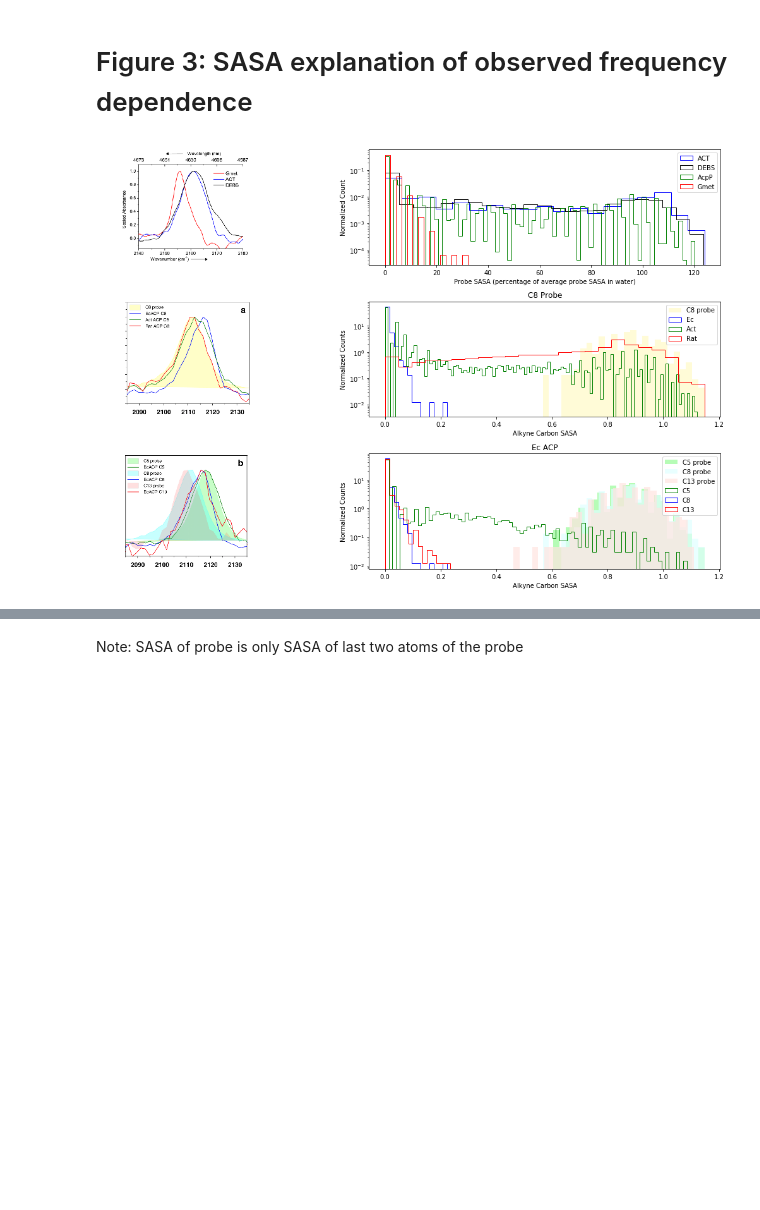
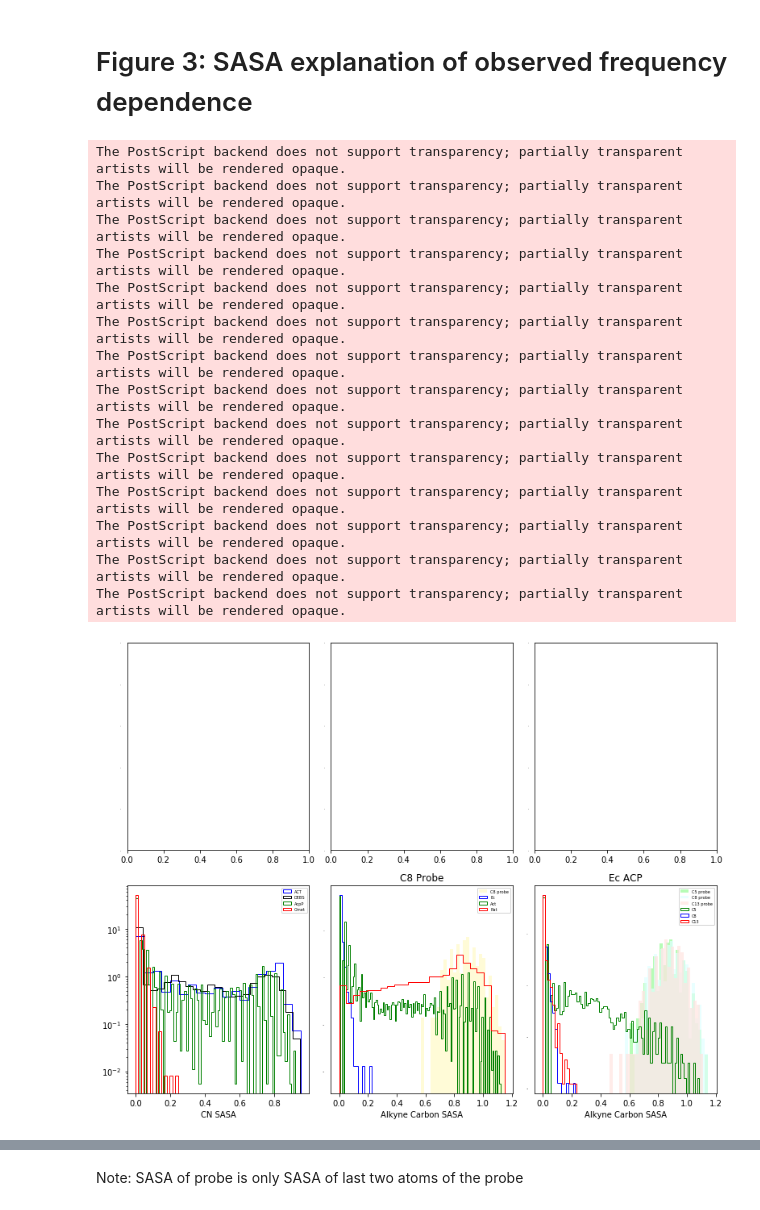
Before and after one commit to CHLresearchgroup/coire, a Jupyter notebook: CGHPaper.ipynb, the cells around one changed output, grey strips where cells are left out. Cells and saved outputs as stored; diff of their text form; code cells hidden in the pictures; blank space fills up the shorter version.

Commit message:
update figures

```diff
--- a/CGHPaper.ipynb
+++ b/CGHPaper.ipynb
@@ -689,58 +760,81 @@ import matplotlib.pyplot as plt
 import matplotlib.image as mpimg
 fig = plt.figure(1)
 #plt.suptitle('SASA of CN_percentage Probe', y = 1, fontsize = 'x-large')
-gridspec.GridSpec(12,12)
+gridspec.GridSpec(12,18, wspace=20)
 
-ax = plt.subplot2grid((12,12), (0,0), colspan=6, rowspan=4)
-ax.imshow(mpimg.imread('fig2_CNAbsorbance_plotOnly.png'))
-ax.axes.set_axis_off()
+ax = plt.subplot2grid((12, 18), (0,0), colspan=6, rowspan=6)
+plt.yticks(ticks=None, fontsize="0")
+plt.tick_params(axis = "y", which = "both", left = False, right = False)
 
-plt.subplot2grid((12,12), (0,6), colspan=6, rowspan=4)
-plt.hist(dSASA_190604_4['CN_percentage'], 'auto' , density = 1, color='Blue', histtype='step', stacked=True, label ='ACT')
-plt.hist(dSASA_190604_6['CN_percentage'], 'auto' , density = 1, color='Black', histtype='step', stacked=True, label ='DEBS')
-plt.hist(dSASA_190625['CN_percentage'], 'auto' , density = 1, color='Green', histtype='step', stacked=True, label ='AcpP')
-plt.hist(dSASA_190604_2['CN_percentage'], 'auto' , density = 1, color='Red', histtype='step', stacked=True, label ='Gmet')
-plt.legend(loc="upper right")
-plt.xlabel("Probe SASA (percentage of average probe SASA in water)")
-plt.ylabel("Normalized Count")
+ax = plt.subplot2grid((12, 18), (0,6), colspan=6, rowspan=6)
+plt.yticks(ticks=None, fontsize="0")
+plt.tick_params(axis = "y", which = "both", left = False, right = False)
+
+ax = plt.subplot2grid((12, 18), (0,12), colspan=6, rowspan=6)
+plt.yticks(ticks=None, fontsize="0")
+plt.tick_params(axis = "y", which = "both", left = False, right = False)
+
+plt.subplot2grid((12, 18), (6,0), colspan=6, rowspan=6)
+plt.hist(dSASA_190604_4['CN'], 'auto' , density = 1, color='Blue', histtype='step', stacked=True, label ='ACT')
+plt.hist(dSASA_190604_6['CN'], 'auto' , density = 1, color='Black', histtype='step', stacked=True, label ='DEBS')
+plt.hist(dSASA_190625['CN'], 'auto' , density = 1, color='Green', histtype='step', stacked=True, label ='AcpP')
+plt.hist(dSASA_190604_2['CN'], 'auto' , density = 1, color='Red', histtype='step', stacked=True, label ='Gmet')
+plt.legend(loc="upper right", fontsize="5")
+plt.xlabel("CN SASA")
+#plt.ylabel("Normalized Count")
+#plt.yticks(ticks=None, fontsize="0")
+#plt.tick_params(axis = "y", which = "both", left = False, right = False)
 plt.yscale('log')
 #plt.title("Gm ACP")
 
-ax = plt.subplot2grid((12,12), (4,0), colspan=6, rowspan=4)
-ax.imshow(mpimg.imread('fig2a.png'))
-ax.axes.set_axis_off()
 
-plt.subplot2grid((12,12), (4,6), colspan=6, rowspan=4)
+plt.subplot2grid((12, 18), (6,6), colspan=6, rowspan=6)
 plt.hist(dSASA_200423['C7&C8'], 'auto', density=1, color='lemonchiffon', alpha=0.8, histtype='stepfilled', stacked=True, label='C8 probe')
 plt.hist(dSASA_200116['C7&C8'], 'auto', density = 1, color='blue', histtype='step', stacked=True, label ='Ec')
 plt.hist(np.concatenate((dSASA_200120['C7&C8'], dSASA_200121['C7&C8']), axis=None), 'auto', density = 1, color='green', histtype='step', stacked=True, label ='Act')
 plt.hist(dSASA_200125['C7&C8'], 'auto', density = 1, color='red', histtype='step', stacked=True, label ='Rat')
 plt.xlabel("Alkyne Carbon SASA")
-plt.ylabel("Normalized Counts")
+#plt.ylabel("Normalized Counts")
+plt.yticks(ticks=None, fontsize="0")
+plt.tick_params(axis = "y", which = "both", left = False, right = False)
 plt.yscale("log")
 plt.title("C8 Probe")
-plt.legend(loc="upper right", markerscale=10)
+plt.legend(loc="upper right", fontsize="5")
 
-ax = plt.subplot2grid((12,12), (8,0), colspan=6, rowspan=4)
-ax.imshow(mpimg.imread('fig2b.png'))
-ax.axes.set_axis_off()
 
-plt.subplot2grid((12,12), (8,6), colspan=6, rowspan=4)
+plt.subplot2grid((12, 18), (6,12), colspan=6, rowspan=6)
 plt.hist(dSASA_200424['C4&C5'], 'auto', density=1, color='palegreen',  alpha = 0.7, histtype='stepfilled', stacked=True, label='C5 probe')
 plt.hist(dSASA_200423['C7&C8'], 'auto', density=1, color='lightcyan', alpha = 0.7, histtype='stepfilled', stacked=True, label='C8 probe')
 plt.hist(dSASA_200422['C12&C13'], 'auto', density=1, color='mistyrose', alpha = 0.7, histtype='stepfilled', stacked=True, label='C13 probe')
 plt.hist(dSASA_200115['C4&C5'], 'auto', density = 1, color='green', histtype='step', stacked=True, label ='C5')
 plt.hist(dSASA_200116['C7&C8'], 'auto', density = 1, color='blue', histtype='step', stacked=True, label ='C8')
 plt.hist(dSASA_200117['C12&C13'], 'auto', density = 1, color='red', histtype='step', stacked=True, label ='C13')
 plt.xlabel("Alkyne Carbon SASA")
-plt.ylabel("Normalized Counts")
-plt.legend(loc="upper right", markerscale=10)
+#plt.ylabel("Normalized Counts")
+plt.legend(loc="upper right", fontsize="5")
+plt.yticks(ticks=None, fontsize="0")
+plt.tick_params(axis = "y", which = "both", left = False, right = False)
 plt.yscale("log")
 plt.title("Ec ACP")
 
-fig.set_size_inches(w=16,h=10)
+fig.set_size_inches(w=11,h=8.5)
+fig.subplots_adjust(wspace=0)
 fig.tight_layout()
-plt.savefig("Figure3_mockup.png")
+plt.savefig("Figure3_mockup.ps")
 plt.show()
 # %% [output]
+The PostScript backend does not support transparency; partially transparent artists will be rendered opaque.
+The PostScript backend does not support transparency; partially transparent artists will be rendered opaque.
+The PostScript backend does not support transparency; partially transparent artists will be rendered opaque.
+The PostScript backend does not support transparency; partially transparent artists will be rendered opaque.
+The PostScript backend does not support transparency; partially transparent artists will be rendered opaque.
+The PostScript backend does not support transparency; partially transparent artists will be rendered opaque.
+The PostScript backend does not support transparency; partially transparent artists will be rendered opaque.
+The PostScript backend does not support transparency; partially transparent artists will be rendered opaque.
+The PostScript backend does not support transparency; partially transparent artists will be rendered opaque.
+The PostScript backend does not support transparency; partially transparent artists will be rendered opaque.
+The PostScript backend does not support transparency; partially transparent artists will be rendered opaque.
+The PostScript backend does not support transparency; partially transparent artists will be rendered opaque.
+The PostScript backend does not support transparency; partially transparent artists will be rendered opaque.
+The PostScript backend does not support transparency; partially transparent artists will be rendered opaque.
-[figure, old version]
+[figure, new version]
```
Also changed, not shown: parts of 7 cells of this notebook, 11 other files.
